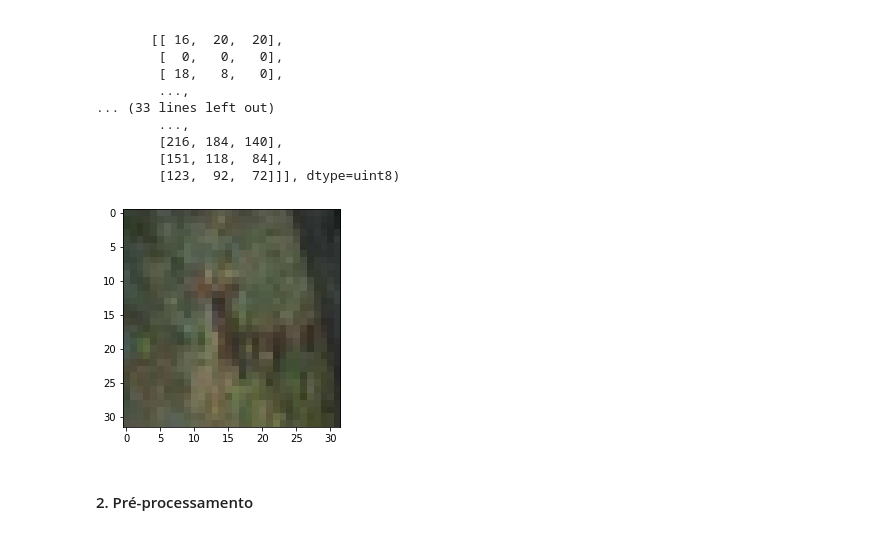
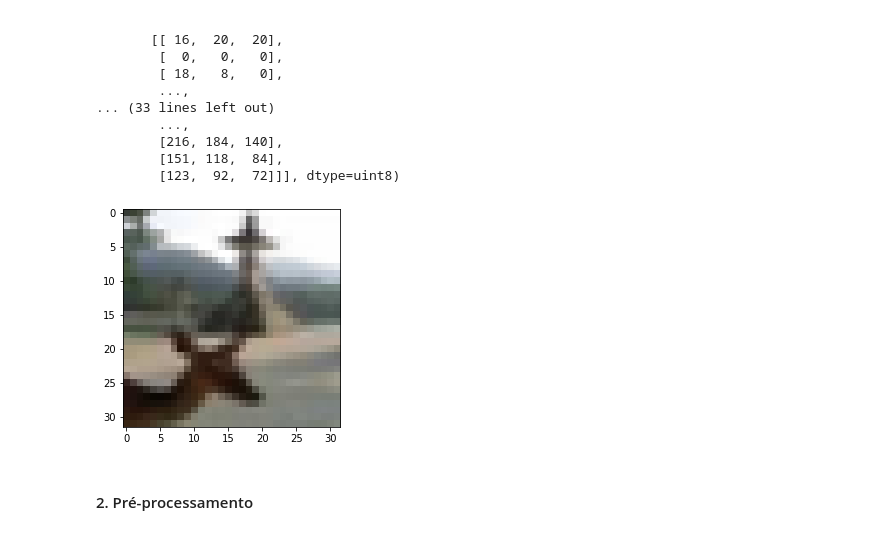
Before and after one commit to pveinberg/formacao_ML_minsait, a Jupyter notebook: Notebooks/Aula02/Redes_Neurais_Imagem_Excercicio.ipynb, the cells around one changed output. Saved outputs shown, nothing was run; the diff lists cells and outputs as text; code cells hidden in the pictures.

```diff
--- a/Notebooks/Aula02/Redes_Neurais_Imagem_Excercicio.ipynb
+++ b/Notebooks/Aula02/Redes_Neurais_Imagem_Excercicio.ipynb
@@ -44,15 +42,15 @@ array([[[ 59,  62,  63],
         [123,  92,  72]]], dtype=uint8)
 # %%
 # Escolhendo uma imagem para plotar
-sample = 10
+sample = np.random.randint(len(x_train)-1)
 image = x_train[sample]
 
 # Plotando a imagem
 fig = plt.figure
 plt.imshow(image, cmap='gray')
 plt.show()
 # %% [output]
-[figure, old version]
+[figure, new version]
 # %% [markdown]
 #### 2. Pré-processamento
 # %% [markdown]
```
Also changed, not shown: parts of 1 cell of this notebook.
